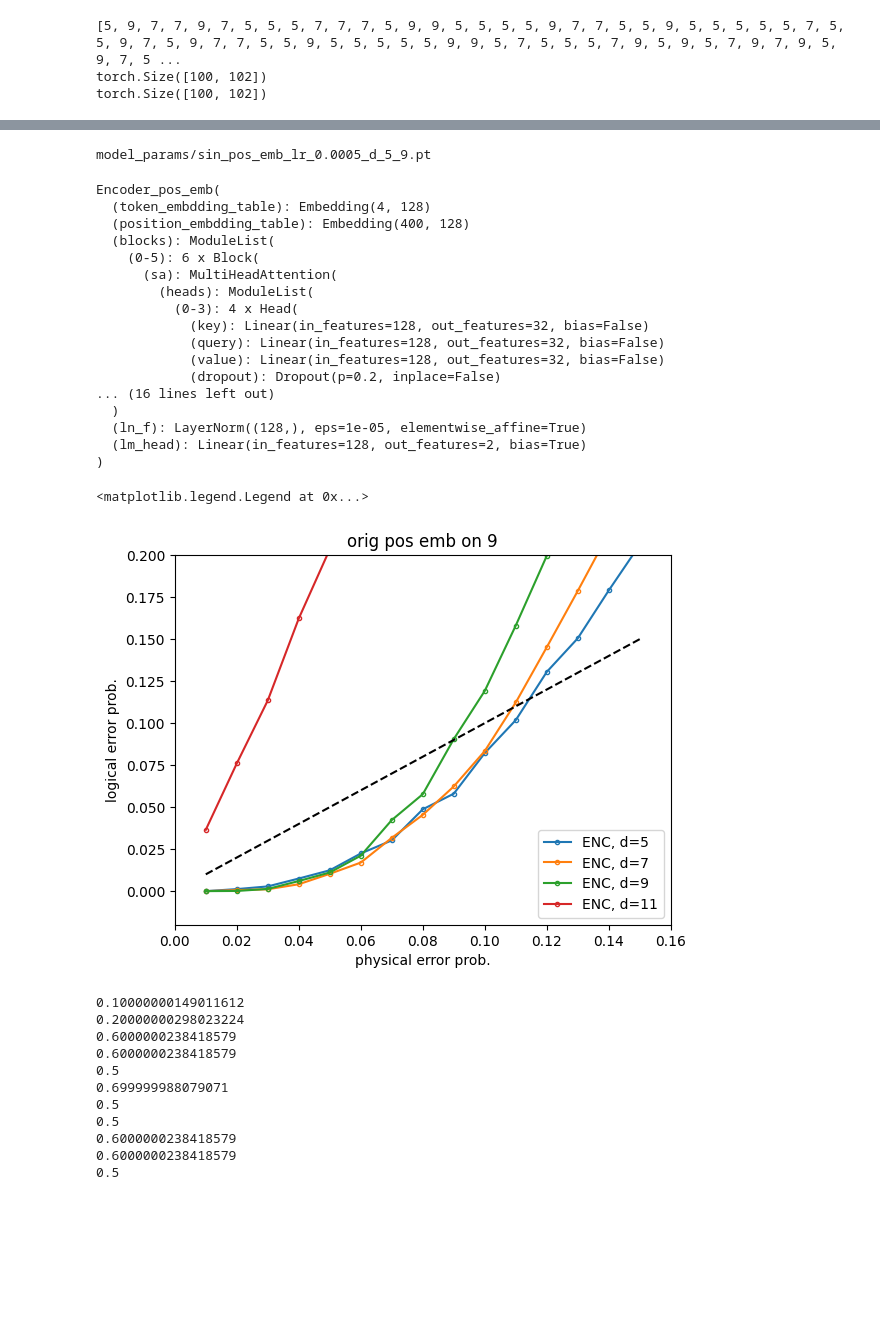
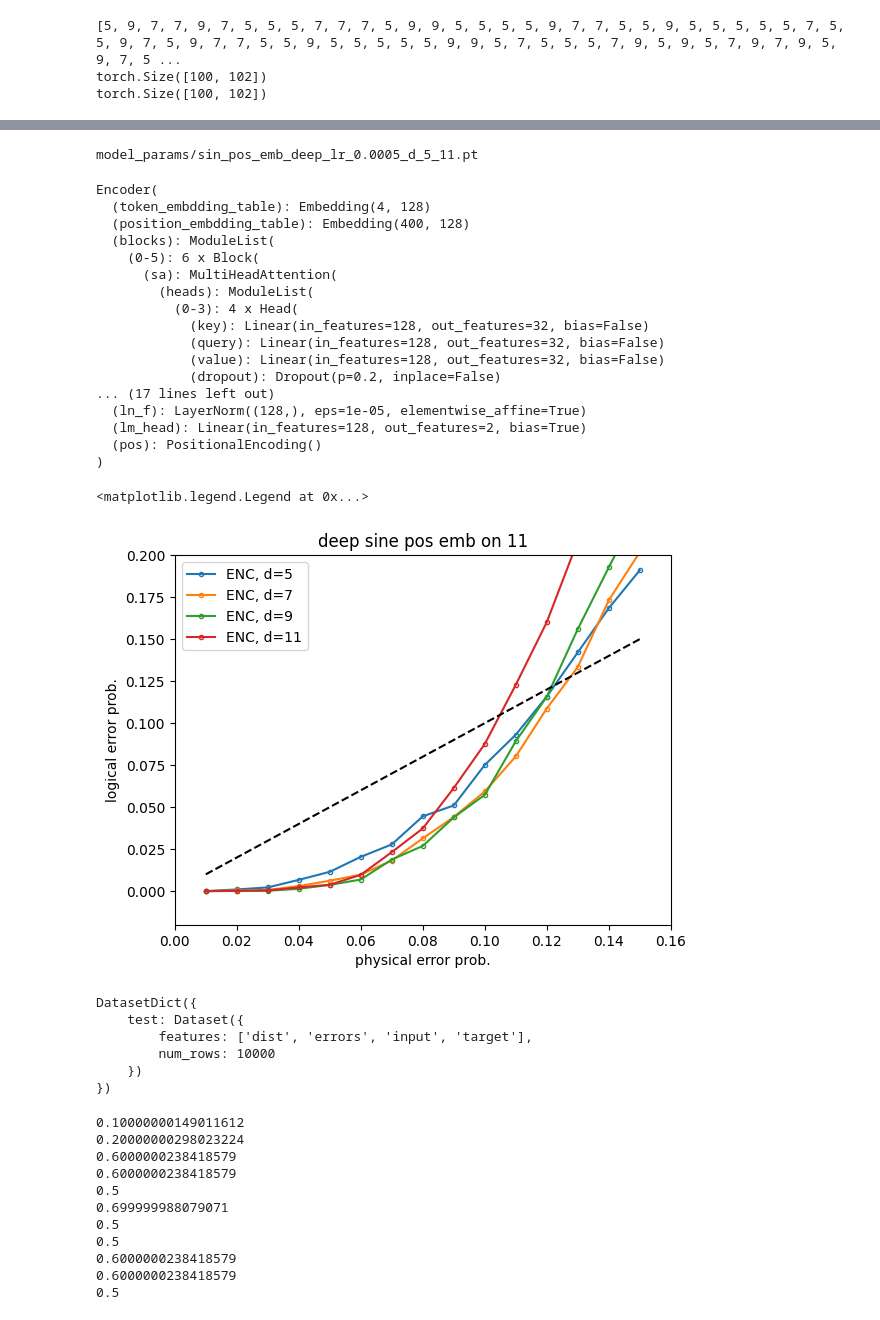
Before and after one commit to hassan-shap/MLqec, a Jupyter notebook: train-dev.ipynb, the cells around one changed output, grey strips where cells are left out. Cells and saved outputs as stored; diff of their text form; code cells hidden in the pictures; blank space fills up the shorter version.

Commit message:
network size analysis

```diff
--- a/train-dev.ipynb
+++ b/train-dev.ipynb
@@ -14,9 +14,9 @@ from model import Encoder, Encoder_pos_emb
 hyper_params = {
     "block_size": 400, # what is the maximum context length for predictions?
     # "device" : 'cuda' if torch.cuda.is_available() else 'cpu',
-    "n_embd" : 128, #384
+    "n_embd" : 64, #384
     "n_head" : 4,
-    "n_layer" : 6,
+    "n_layer" : 20,
     "dropout" : 0.2,
     "vocab_size" : 4
     }
@@ -59,6 +59,6 @@ print(sum(p.numel() for p in m.parameters()), 'parameters')
 # %%
 # data hyperparams
-batch_size = 1000
+batch_size = 600
 p_err_train = 0.1
 p_err_val = 0.15
 
@@ -202,7 +202,7 @@ learning_rate = 5e-4
 learning_rate_min = 0
 eval_interval = 100
 eval_iters =  10
-num_epochs = 100
+num_epochs = 30
 
 # # create a PyTorch optimizer
 optimizer = torch.optim.AdamW(model.parameters(), lr=learning_rate)
@@ -272,7 +272,8 @@ plt.legend()
 # %%
 # PATH = f"model_params/lr_{learning_rate:.4f}_d_{min(d_list)}_{max(d_list)}.pt"
 # d_list = [5,7,9]
-PATH = f"model_params/sin_pos_emb_lr_{learning_rate:.4f}_d_{min(d_list)}_{max(d_list)}.pt"
+# PATH = f"model_params/sin_pos_emb_lr_{learning_rate:.4f}_d_{min(d_list)}_{max(d_list)}.pt"
+PATH = f"model_params/sin_pos_emb_deep_lr_{learning_rate:.4f}_d_{min(d_list)}_{max(d_list)}.pt"
 print(PATH)
 # saving the state
 # model.to(device)
@@ -287,19 +288,20 @@ checkpoint = {
 # FILE = "checkpoint.pth"
 torch.save(checkpoint, PATH)
 # %% [output]
-model_params/sin_pos_emb_lr_0.0005_d_5_9.pt
+model_params/sin_pos_emb_deep_lr_0.0005_d_5_11.pt
 # %%
-d_list = [5,7,9]
+d_list = [5,7,9,11]
 d_max = max(d_list)
 learning_rate = 5e-4
-# FILE = f"model_params/sin_pos_emb_lr_{learning_rate:.4f}_d_{min(d_list)}_{max(d_list)}.pt"
-FILE = f"model_params/lr_{learning_rate:.4f}_d_{min(d_list)}_{max(d_list)}.pt"
+FILE = f"model_params/sin_pos_emb_small_lr_{learning_rate:.4f}_d_{min(d_list)}_{max(d_list)}.pt"
+# FILE = f"model_params/lr_{learning_rate:.4f}_d_{min(d_list)}_{max(d_list)}.pt"
 
 device = "cuda" if torch.cuda.is_available() else "cpu"
 
 # optimizer = torch.optim.SGD(model.parameters(), lr=0)
 checkpoint = torch.load(FILE)
-model = Encoder_pos_emb(checkpoint['model_hyperparams'])
+# model = Encoder_pos_emb(checkpoint['model_hyperparams'])
+model = Encoder(checkpoint['model_hyperparams'])
 optimizer = torch.optim.AdamW(model.parameters(), lr=0)
 model.load_state_dict(checkpoint['model_state'])
 optimizer.load_state_dict(checkpoint['optim_state'])
@@ -308,7 +310,7 @@ epoch = checkpoint['epoch']
 # model.load_state_dict(torch.load(PATH))
 model.to(device)
 # %% [output]
-Encoder_pos_emb(
+Encoder(
   (token_embdding_table): Embedding(4, 128)
   (position_embdding_table): Embedding(400, 128)
   (blocks): ModuleList(
@@ -320,10 +322,10 @@ Encoder_pos_emb(
             (query): Linear(in_features=128, out_features=32, bias=False)
             (value): Linear(in_features=128, out_features=32, bias=False)
             (dropout): Dropout(p=0.2, inplace=False)
-... (16 lines left out)
-  )
+... (17 lines left out)
   (ln_f): LayerNorm((128,), eps=1e-05, elementwise_affine=True)
   (lm_head): Linear(in_features=128, out_features=2, bias=True)
+  (pos): PositionalEncoding()
 )
 # %%
 def collate_fn(examples):
@@ -364,28 +366,41 @@ for i_d,d in enumerate(d_list):
 # %%
 def mwpm_file_reader(d):
     fname = f"results/mwpm_sweep_d_{d}.json"
     f = open(fname)
     data = json.load(f)
     f.close()
     return data['p_err'], data['logical_err']
 
 for i_d, d in enumerate(d_list):
     # p_err_list_mwpm,logical_err_mwpm = mwpm_file_reader(d)
     # plt.plot(p_err_list_mwpm,logical_err_mwpm,".--", color= f"C{i_d}",label=f"MWPM, d={d}")
     plt.plot(p_err_list,1-acc[:,i_d],".-", color= f"C{i_d}",markerfacecolor="None",label=f"ENC, d={d}")
 
 plt.plot(p_err_list,p_err_list,"k--")
-plt.title(f"pos emb on {d_max}")
+plt.title(f"deep sine pos emb on {d_max}")
 # plt.ylim([-0.02,0.47])
 # plt.yscale("log")
 plt.ylim([-0.02,0.2])
 plt.xlim([0.,0.16])
 plt.xlabel("physical error prob.")
 plt.ylabel("logical error prob.")
 plt.legend()
 # %% [output]
 <matplotlib.legend.Legend at 0x...>
-[figure, old version]
+[figure, new version]
+# %%
+dataset = load_dataset("json", data_files={
+        # 'test' : f"../qec-data/datasets/test_spiral_eos_d_{d}_p_{p_err:.2f}.json",
+        'test' : f"datasets/test_spiral_eos_d_{d}_p_{p_err:.2f}.json",
+    })
+print(dataset)
+# %% [output]
+DatasetDict({
+    test: Dataset({
+        features: ['dist', 'errors', 'input', 'target'],
+        num_rows: 10000
+    })
+})
 # %%
 def collate_fn(examples):
     input = [example['input'] for example in examples]
```
Also changed, not shown: parts of 3 cells of this notebook, 6 other files.
